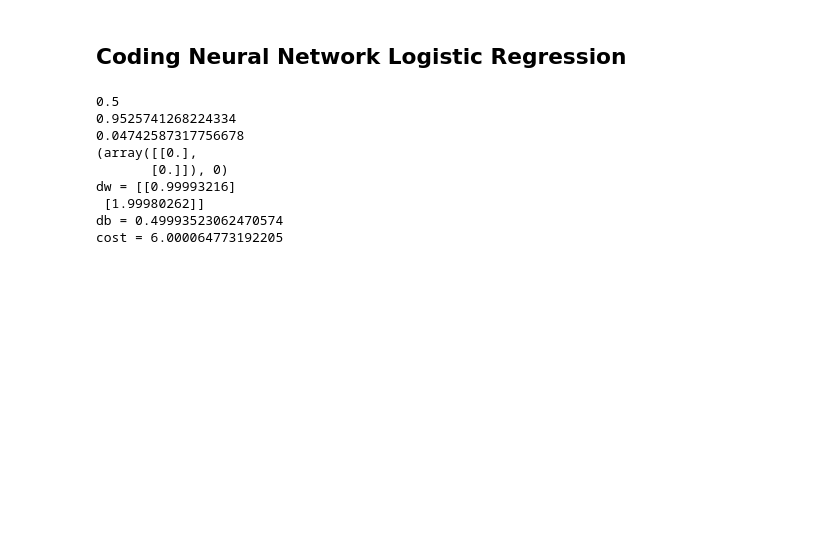
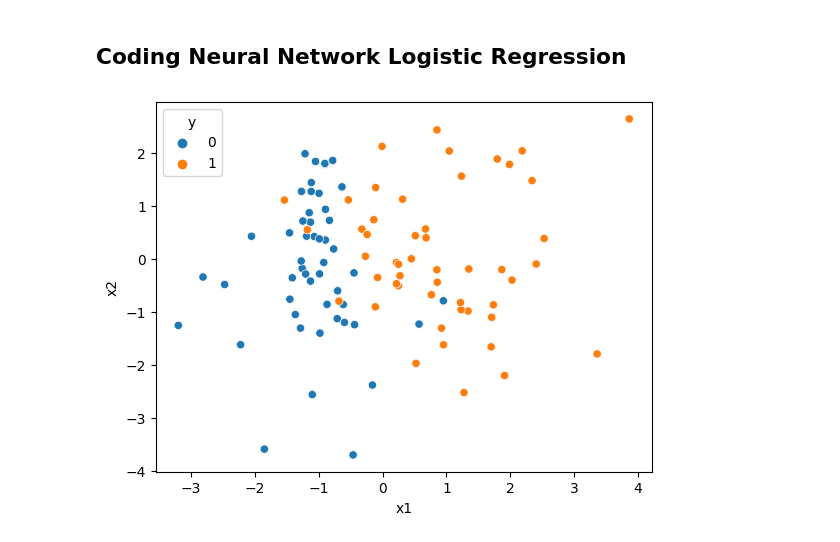
Before and after one commit to yukikitayama/machine-learning, a Jupyter notebook: notebook/neural_network.ipynb, the cells around one changed output. Saved outputs shown, nothing was run; the diff lists cells and outputs as text; code cells hidden in the pictures; blank space fills up the shorter version.

Commit message:
reviewing neural network

```diff
--- a/notebook/neural_network.ipynb
+++ b/notebook/neural_network.ipynb
@@ -4,6 +4,12 @@
 ## Dependency
 # %%
 import numpy as np
+import pandas as pd
+import matplotlib.pyplot as plt
+import seaborn as sns
+from sklearn.linear_model import LogisticRegression
+from sklearn.datasets import make_classification
+plt.style.use('default')
 # %% [markdown]
 ## Concept
 
@@ -263,22 +299,57 @@ def propagate(w, b, X, Y):
     return grads, cost
 
 
-print(sigmoid(0))
-print(sigmoid(3))
-print(sigmoid(-3))
-print(initialize_parameters_with_zeros(2))
-w, b, X, Y = np.array([[1], [2]]), 2, np.array([[1,2], [3,4]]), np.array([[1, 0]])
-grads, cost = propagate(w, b, X, Y)
-print ("dw = " + str(grads["dw"]))
-print ("db = " + str(grads["db"]))
-print ("cost = " + str(cost))
+def optimize(w, b, X, Y, num_iterations, learning_rate):
+    """
+    This function repeats gradient descent to update weights in neural network
+    Argumet:
+    w: (p x 1) Weights
+    b: scalar bias
+    X: (p x n) input data
+    Y: (1 x n) output data
+    num_iterations: Number of iterations to repeat gradient descent
+    learning_rate: Learning rate for gradient descent
+
+    Return:
+    params: Python dictionary containing the final parameters weights and bias
+    grads: Python dictionary containing the final gradient of weights and bias with respect to cost function
+    costs: List of costs from iterations
+    """
+    costs = []
+
+    for i in range(num_iterations):
+
+        # Do forward propagation and backpropagation to compute gradients
+        grads, cost = propagate(w, b, X, Y)
+
+        # Update weights and bias by using the gradients
+        w = w - learning_rate * grads['dw']
+        b = b - learning_rate * grads['db']
+
+        # Record cost
+        if i % 100 == 0:
+            costs.append(cost)
+
+    params = {
+        'w': w,
+        'b': b
+    }
+
+    return params, grads, costs
-# %% [output]
-0.5
-0.9525741268224334
-0.04742587317756678
-(array([[0.],
-       [0.]]), 0)
-dw = [[0.99993216]
- [1.99980262]]
-db = 0.49993523062470574
-cost = 6.000064773192205
+# %%
+X, y = make_classification(
+    n_samples=100,
+    n_features=2,
+    n_informative=2,
+    n_redundant=0,
+    n_classes=2,
+    random_state=0
+)
+
+df = pd.DataFrame(X, columns=['x1', 'x2'])
+df['y'] = y
+
+sns.scatterplot(x='x1', y='x2', data=df, hue='y')
+plt.show()
+# %% [output]
+[figure, added]
```
Also changed, not shown: parts of 4 cells of this notebook.
